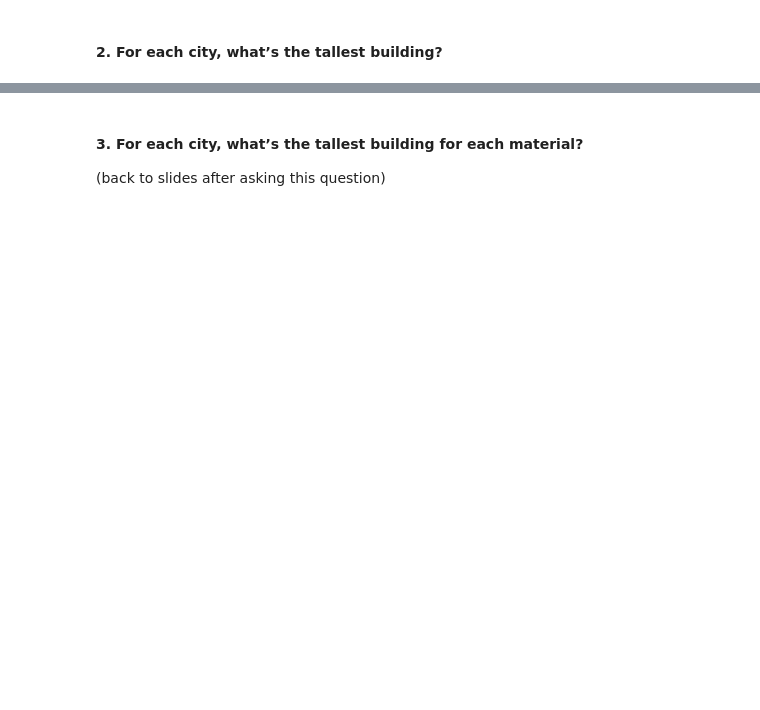
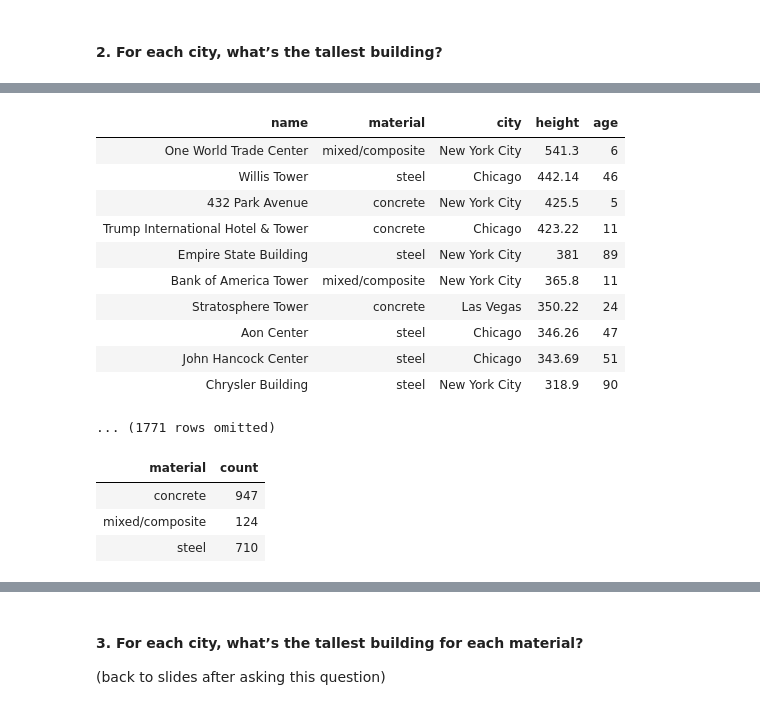
Before and after one commit to BC-COMS-1016/materials-sp22, a Jupyter notebook: demos/Lecture_8.ipynb, the cells around one changed output, grey strips where cells are left out. Saved outputs shown, nothing was run; the diff lists cells and outputs as text; code cells hidden in the pictures; blank space fills up the shorter version.

```diff
--- a/demos/Lecture_8.ipynb
+++ b/demos/Lecture_8.ipynb
@@ -43,3 +106,18 @@ sky.group('city')
 # %%
 #skip
 sky.group('city', max)
+# %%
+sky
+# %% [output]
+| name | material | city | height | age |
+| One World Trade Center | mixed/composite | New York City | 541.3 | 6 |
+| Willis Tower | steel | Chicago | 442.14 | 46 |
+| 432 Park Avenue | concrete | New York City | 425.5 | 5 |
+| Trump International Hotel & Tower | concrete | Chicago | 423.22 | 11 |
+| Empire State Building | steel | New York City | 381 | 89 |
+| Bank of America Tower | mixed/composite | New York City | 365.8 | 11 |
+| Stratosphere Tower | concrete | Las Vegas | 350.22 | 24 |
+| Aon Center | steel | Chicago | 346.26 | 47 |
+| John Hancock Center | steel | Chicago | 343.69 | 51 |
+| Chrysler Building | steel | New York City | 318.9 | 90 |
+... (1771 rows omitted)
@@ -45,0 +126,7 @@ sky.group('city', max)
+# %%
+sky.group('material')
+# %% [output]
+| material | count |
+| concrete | 947 |
+| mixed/composite | 124 |
+| steel | 710 |
```
Also changed, not shown: parts of 41 cells of this notebook.
